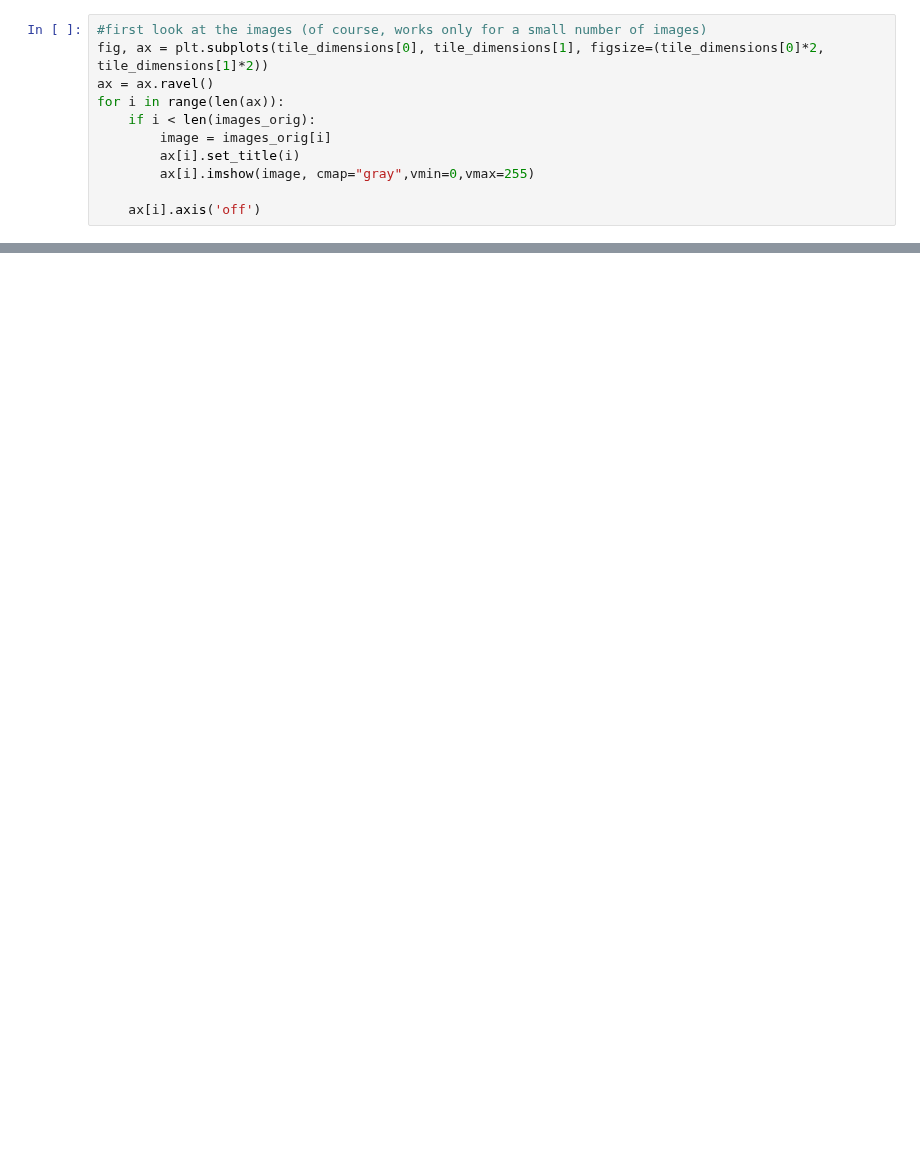
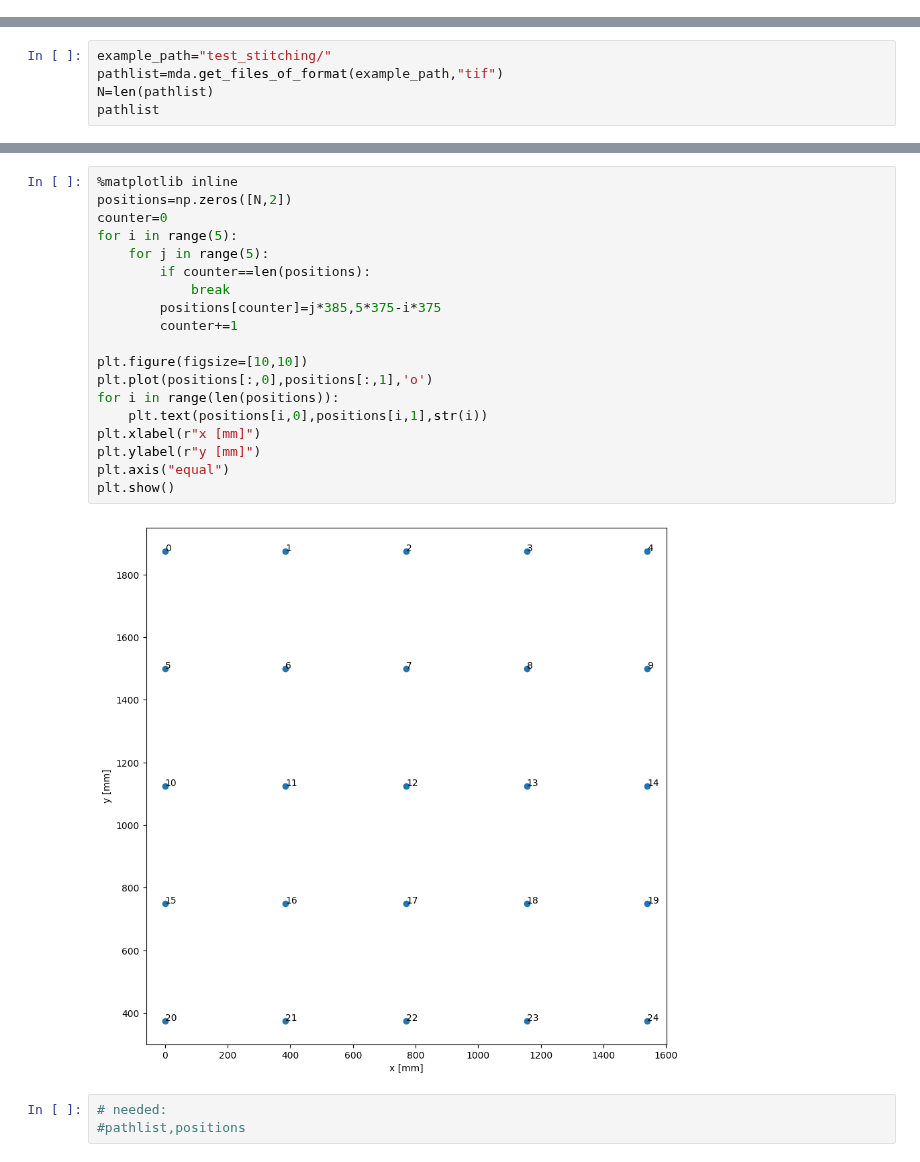
Before and after one commit to kernke/microscopy_data_analysis, a Jupyter notebook: examples/2D_examples/grid_stitching.ipynb, the cells around one changed output, grey strips where cells are left out. Saved outputs shown, nothing was run; the diff lists cells and outputs as text; blank space fills up the shorter version.

Commit message:
new stitching example

```diff
--- a/examples/2D_examples/grid_stitching.ipynb
+++ b/examples/2D_examples/grid_stitching.ipynb
@@ -63,11 +0,0 @@ for path in pathlist:
-# %%
-#first look at the images (of course, works only for a small number of images)
-fig, ax = plt.subplots(tile_dimensions[0], tile_dimensions[1], figsize=(tile_dimensions[0]*2, tile_dimensions[1]*2))
-ax = ax.ravel()
-for i in range(len(ax)):
-    if i < len(images_orig):
-        image = images_orig[i]
-        ax[i].set_title(i)
-        ax[i].imshow(image, cmap="gray",vmin=0,vmax=255)
-
-    ax[i].axis('off')
@@ -164,0 +5,5 @@ plt.imshow(newmon,cmap='gray')
+# %%
+example_path="test_stitching/"
+pathlist=mda.get_files_of_format(example_path,"tif")
+N=len(pathlist)
+pathlist
@@ -164,0 +28,24 @@ plt.imshow(newmon,cmap='gray')
+# %%
+%matplotlib inline
+positions=np.zeros([N,2])
+counter=0
+for i in range(5):
+    for j in range(5):
+        if counter==len(positions):
+            break
+        positions[counter]=j*385,5*375-i*375
+        counter+=1
+
+plt.figure(figsize=[10,10])
+plt.plot(positions[:,0],positions[:,1],'o')
+for i in range(len(positions)):
+    plt.text(positions[i,0],positions[i,1],str(i))
+plt.xlabel(r"x [mm]")
+plt.ylabel(r"y [mm]")
+plt.axis("equal")
+plt.show()
+# %% [output]
+[figure, added]
+# %%
+# needed:
+#pathlist,positions
```
Also changed, not shown: parts of 38 cells of this notebook, 1 other file.
